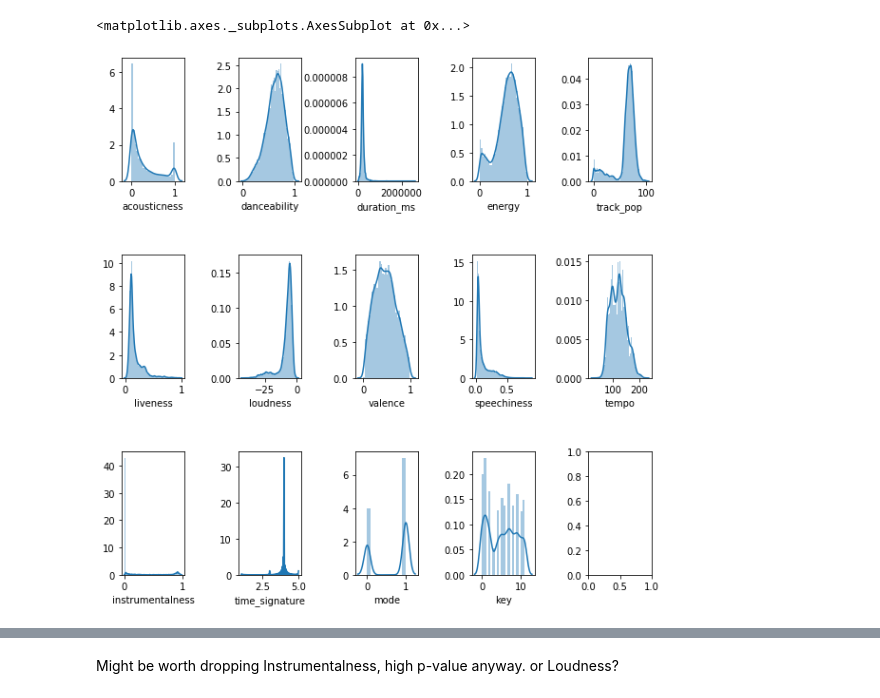
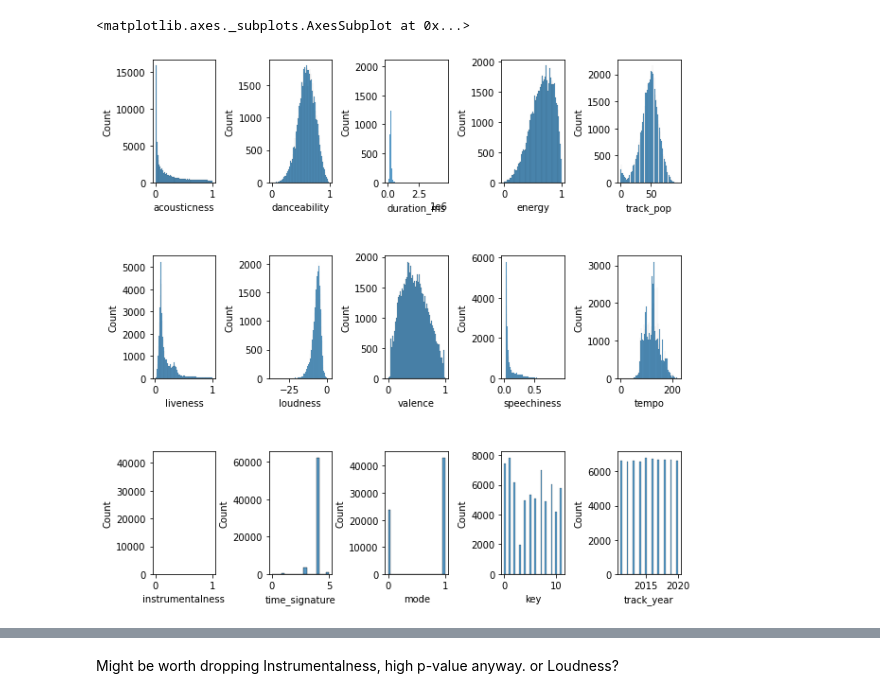
Before and after one commit to ekatnic/SpotifyApiExploration, a Jupyter notebook: Spotify_Analyze_Popularity.ipynb, the cells around one changed output, grey strips where cells are left out. Drawn from its saved outputs; the diff is of its cells as text; code cells hidden in the pictures.

```diff
--- a/Spotify_Analyze_Popularity.ipynb
+++ b/Spotify_Analyze_Popularity.ipynb
@@ -35,5 +31,5 @@ Saving cleaned_tracks_genre.csv to cleaned_tracks_genre.csv
 # %%
-track_table = pd.read_csv("cleaned_tracks_genre.csv")
+track_table = pd.read_csv("cleaned_tracks_both.csv")
 # %%
 track_table.head()
 # %% [output]
@@ -49,23 +45,24 @@ track_table_numerics = track_table.select_dtypes(include=[np.number])
 # %%
 import seaborn as sns
 import matplotlib.pyplot as plt
 
 f, axes = plt.subplots(3, 5, figsize=(10, 10))
 plt.subplots_adjust(wspace=.85, hspace=.6)
-sns.distplot( track_table_numerics["acousticness"] , ax=axes[0, 0])
-sns.distplot( track_table_numerics["danceability"] , ax=axes[0, 1])
-sns.distplot( track_table_numerics["duration_ms"] , ax=axes[0, 2])
-sns.distplot( track_table_numerics["energy"] , ax=axes[0, 3])
-sns.distplot( track_table_numerics["track_pop"] , ax=axes[0, 4])
-sns.distplot( track_table_numerics["liveness"] , ax=axes[1, 0])
-sns.distplot( track_table_numerics["loudness"] , ax=axes[1, 1])
-sns.distplot( track_table_numerics["valence"] , ax=axes[1, 2])
-sns.distplot( track_table_numerics["speechiness"] , ax=axes[1, 3])
-sns.distplot( track_table_numerics["tempo"] , ax=axes[1, 4])
-sns.distplot( track_table_numerics["instrumentalness"] , ax=axes[2, 0])
-sns.distplot( track_table_numerics["time_signature"] , ax=axes[2, 1])
-sns.distplot( track_table_numerics["mode"] , ax=axes[2, 2])
-sns.distplot( track_table_numerics["key"] , ax=axes[2, 3])
+sns.histplot( track_table_numerics["acousticness"] , ax=axes[0, 0])
+sns.histplot( track_table_numerics["danceability"] , ax=axes[0, 1])
+sns.histplot( track_table_numerics["duration_ms"] , ax=axes[0, 2])
+sns.histplot( track_table_numerics["energy"] , ax=axes[0, 3])
+sns.histplot( track_table_numerics["track_pop"] , ax=axes[0, 4])
+sns.histplot( track_table_numerics["liveness"] , ax=axes[1, 0])
+sns.histplot( track_table_numerics["loudness"] , ax=axes[1, 1])
+sns.histplot( track_table_numerics["valence"] , ax=axes[1, 2])
+sns.histplot( track_table_numerics["speechiness"] , ax=axes[1, 3])
+sns.histplot( track_table_numerics["tempo"] , ax=axes[1, 4])
+sns.histplot( track_table_numerics["instrumentalness"] , ax=axes[2, 0])
+sns.histplot( track_table_numerics["time_signature"] , ax=axes[2, 1])
+sns.histplot( track_table_numerics["mode"] , ax=axes[2, 2])
+sns.histplot( track_table_numerics["key"] , ax=axes[2, 3])
+sns.histplot( track_table_numerics["track_year"] , ax=axes[2, 4])
 # %% [output]
 <matplotlib.axes._subplots.AxesSubplot at 0x...>
-[figure, old version]
+[figure, new version]
```
Also changed, not shown: parts of 26 cells of this notebook, 2 other files.
